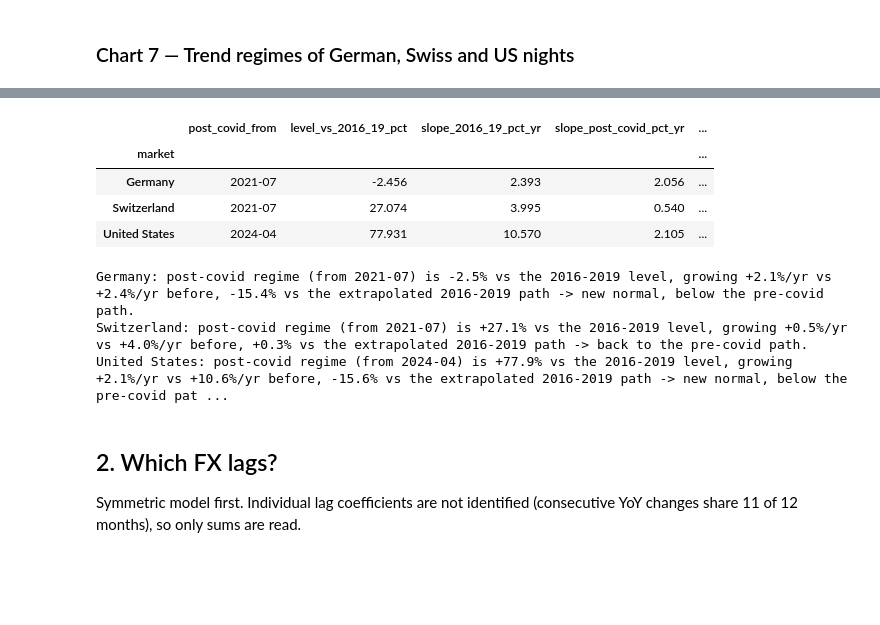
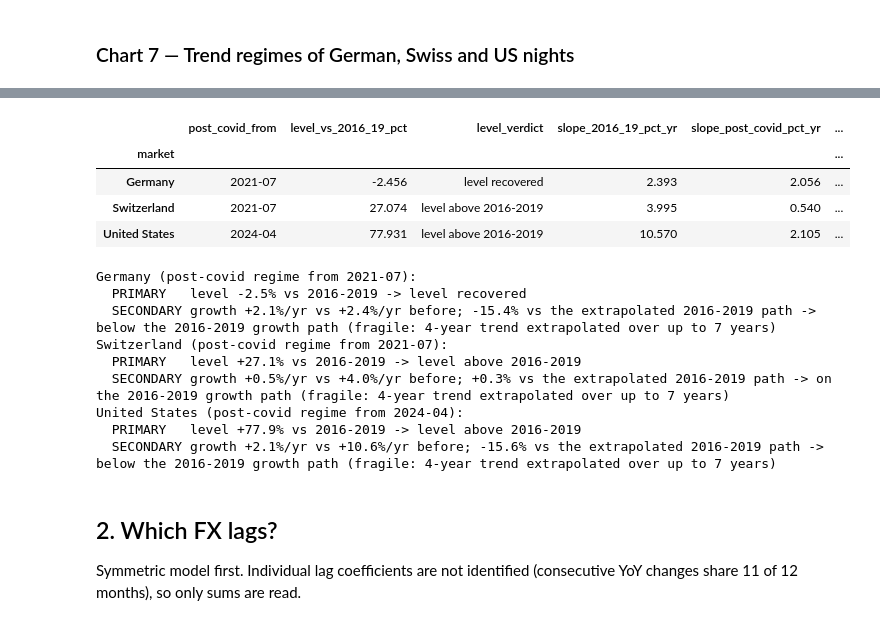
Before and after one commit to Pauulinooo/swiss-tourism-fx, a Jupyter notebook: notebooks/02_fx_effect.ipynb, the cells around one changed output, grey strips where cells are left out. Saved outputs shown, nothing was run; the diff lists cells and outputs as text; code cells hidden in the pictures; blank space fills up the shorter version.

```diff
--- a/notebooks/02_fx_effect.ipynb
+++ b/notebooks/02_fx_effect.ipynb
@@ -70,9 +82,12 @@ breaks["EUR/CHF"] = fe.detect_breaks(fx_log)
 breaks_pre["EUR/CHF"] = fe.detect_breaks(fx_log[:PRE_COVID_END])
 
 fmt = lambda bs: ", ".join(f"{b:%Y-%m}" for b in bs) or "none"
+edges = {k: fe.edge_breaks(fx_log if k == "EUR/CHF" else des[k], v) for k, v in breaks.items()}
+core = {k: [b for b in v if b not in edges[k]] for k, v in breaks.items()}
 summary = pd.DataFrame({
-    "breaks_full_period": {k: fmt(v) for k, v in breaks.items()},
-    "n_full": {k: len(v) for k, v in breaks.items()},
+    "breaks_full_period": {k: fmt(v) for k, v in core.items()},
+    "edge_effects": {k: fmt(v) for k, v in edges.items()},
+    "n_full": {k: len(v) for k, v in core.items()},
     "breaks_pre_covid": {k: fmt(v) for k, v in breaks_pre.items()},
     "n_pre": {k: len(v) for k, v in breaks_pre.items()},
 })
@@ -149,7 +165,9 @@ for ax, m in zip(axes, MARKETS):
     shade_covid(ax, label=ax is axes[0])
     ax.plot(des[m].index, des[m], color=ORIGIN_COLORS[m], lw=1.2, alpha=0.9)
     for start in breaks[m]:                                 # one line per regime
-        ax.axvline(start, color=INK_SOFT, lw=1.2)
+        edge = start in edges[m]
+        ax.axvline(start, color="#b5b4ae" if edge else INK_SOFT, lw=1.0 if edge else 1.2,
+                   ls="--" if edge else "-")
     seg_id = np.searchsorted(np.array(breaks[m], dtype="datetime64[ns]"), fits[m].index.values, side="right")
     for k in np.unique(seg_id):
         part = fits[m][seg_id == k]
@@ -157,7 +175,8 @@ for ax, m in zip(axes, MARKETS):
     for d, _ in EVENTS:
         ax.axvline(pd.Timestamp(d), color=INK_SOFT, lw=0.8, ls=":")
     ax.set_ylabel("log nights,\ndeseasonalized", fontsize=9)
-    ax.set_title(f"{m}: {len(breaks[m])} breaks ({fmt(breaks[m])})", loc="left", fontsize=9,
+    ax.set_title(f"{m}: {len(core[m])} breaks ({fmt(core[m])})"
+                 + (f"; edge effects: {fmt(edges[m])}" if edges[m] else ""), loc="left", fontsize=9,
                  fontweight="normal")
     # Covid plunge would flatten every other regime: scale on non-covid months
     calm = des[m][(des[m].index < "2020-03-01") | (des[m].index > "2021-12-01")]
@@ -169,13 +188,19 @@ for d, text in EVENTS:
 axes[0].annotate("Airbnb boom\n2014-2016", xy=(pd.Timestamp("2015-07-01"), 0.03),
                  xycoords=("data", "axes fraction"), ha="center", va="bottom", fontsize=8, color=INK_SOFT)
 year_axis(axes[-1])
-de_b = [b for b in breaks["Germany"] if b < pd.Timestamp("2020-01-01") and b >= pd.Timestamp("2008-01-01")]
-fig.suptitle(f"German nights broke trend in {fmt(de_b)} and again with covid;\n"
+de_b = [b for b in core["Germany"] if b < pd.Timestamp("2020-01-01")]
+jumps = {b: fe.level_jump(fits["Germany"], b) for b in de_b}
+print("German pre-covid breaks, level step at the break (%):",
+      {f"{b:%Y-%m}": round(j, 1) for b, j in jumps.items()})
+assert len(de_b) == 2 and all(j < 0 for j in jumps.values()), "'stepped down twice' no longer holds"
+assert not any(b.year in (2008, 2009) for b in core["Germany"]), "a break now lines up with 2008"
+fig.suptitle(f"German demand stepped down twice, in {fmt(de_b)};\n"
              f"no break lines up with the 2008 crisis", x=0.01, ha="left", fontsize=12,
              fontweight="bold")
 add_source(fig, SOURCE_BFS + ". Sum of 7 cantons; log nights minus month-of-year mean.",
            "Solid lines: breaks found by PELT (piecewise-linear trend, BIC-style penalty, min. 12 months). "
-           "Dashed: fitted trend per regime. Dotted: events. Grey bands: Airbnb boom, covid.\n"
+           "Light dashed vertical: edge effects (not interpreted). Black dashed: fitted trend per regime. "
+           "Dotted: events.\nGrey bands: Airbnb boom, covid. "
            "Y-axis scaled to non-covid months: the covid low is cut off.")
 fig.subplots_adjust(bottom=0.12, top=0.9, hspace=0.22)
 save(fig, "07_change_points")
@@ -187,19 +215,27 @@ PosixPath('/Users/yasserpaulino/Desktop/swiss-tourism-fx/reports/figures/07_chan
 # %%
 post = pd.DataFrame([fe.post_covid_vs_path(des[m], breaks[m]) for m in MARKETS]).set_index("market")
 display(post)
 for m, r in post.iterrows():
-    print(f"{m}: post-covid regime (from {r.post_covid_from}) is {r.level_vs_2016_19_pct:+.1f}% vs the "
-          f"2016-2019 level, growing {r.slope_post_covid_pct_yr:+.1f}%/yr vs {r.slope_2016_19_pct_yr:+.1f}%/yr "
-          f"before, {r.gap_vs_2016_19_path_pct:+.1f}% vs the extrapolated 2016-2019 path -> {r.verdict}.")
+    print(f"{m} (post-covid regime from {r.post_covid_from}):\n"
+          f"  PRIMARY   level {r.level_vs_2016_19_pct:+.1f}% vs 2016-2019 -> {r.level_verdict}\n"
+          f"  SECONDARY growth {r.slope_post_covid_pct_yr:+.1f}%/yr vs {r.slope_2016_19_pct_yr:+.1f}%/yr before; "
+          f"{r.gap_vs_2016_19_path_pct:+.1f}% vs the extrapolated 2016-2019 path -> {r.path_verdict} "
+          f"(fragile: 4-year trend extrapolated over up to 7 years)")
 # %% [output]
-|  | post_covid_from | level_vs_2016_19_pct | slope_2016_19_pct_yr | slope_post_covid_pct_yr | ... |
-| market |  |  |  |  | ... |
-| Germany | 2021-07 | -2.456 | 2.393 | 2.056 | ... |
-| Switzerland | 2021-07 | 27.074 | 3.995 | 0.540 | ... |
-| United States | 2024-04 | 77.931 | 10.570 | 2.105 | ... |
+|  | post_covid_from | level_vs_2016_19_pct | level_verdict | slope_2016_19_pct_yr | slope_post_covid_pct_yr | ... |
+| market |  |  |  |  |  | ... |
+| Germany | 2021-07 | -2.456 | level recovered | 2.393 | 2.056 | ... |
+| Switzerland | 2021-07 | 27.074 | level above 2016-2019 | 3.995 | 0.540 | ... |
+| United States | 2024-04 | 77.931 | level above 2016-2019 | 10.570 | 2.105 | ... |
-Germany: post-covid regime (from 2021-07) is -2.5% vs the 2016-2019 level, growing +2.1%/yr vs +2.4%/yr before, -15.4% vs the extrapolated 2016-2019 path -> new normal, below the pre-covid path.
-Switzerland: post-covid regime (from 2021-07) is +27.1% vs the 2016-2019 level, growing +0.5%/yr vs +4.0%/yr before, +0.3% vs the extrapolated 2016-2019 path -> back to the pre-covid path.
-United States: post-covid regime (from 2024-04) is +77.9% vs the 2016-2019 level, growing +2.1%/yr vs +10.6%/yr before, -15.6% vs the extrapolated 2016-2019 path -> new normal, below the pre-covid pat ...
+Germany (post-covid regime from 2021-07):
+  PRIMARY   level -2.5% vs 2016-2019 -> level recovered
+  SECONDARY growth +2.1%/yr vs +2.4%/yr before; -15.4% vs the extrapolated 2016-2019 path -> below the 2016-2019 growth path (fragile: 4-year trend extrapolated over up to 7 years)
+Switzerland (post-covid regime from 2021-07):
+  PRIMARY   level +27.1% vs 2016-2019 -> level above 2016-2019
+  SECONDARY growth +0.5%/yr vs +4.0%/yr before; +0.3% vs the extrapolated 2016-2019 path -> on the 2016-2019 growth path (fragile: 4-year trend extrapolated over up to 7 years)
+United States (post-covid regime from 2024-04):
+  PRIMARY   level +77.9% vs 2016-2019 -> level above 2016-2019
+  SECONDARY growth +2.1%/yr vs +10.6%/yr before; -15.6% vs the extrapolated 2016-2019 path -> below the 2016-2019 growth path (fragile: 4-year trend extrapolated over up to 7 years)
 # %% [markdown]
 ## 2. Which FX lags?
 
```
Also changed, not shown: parts of 18 cells of this notebook, 3 other files.
